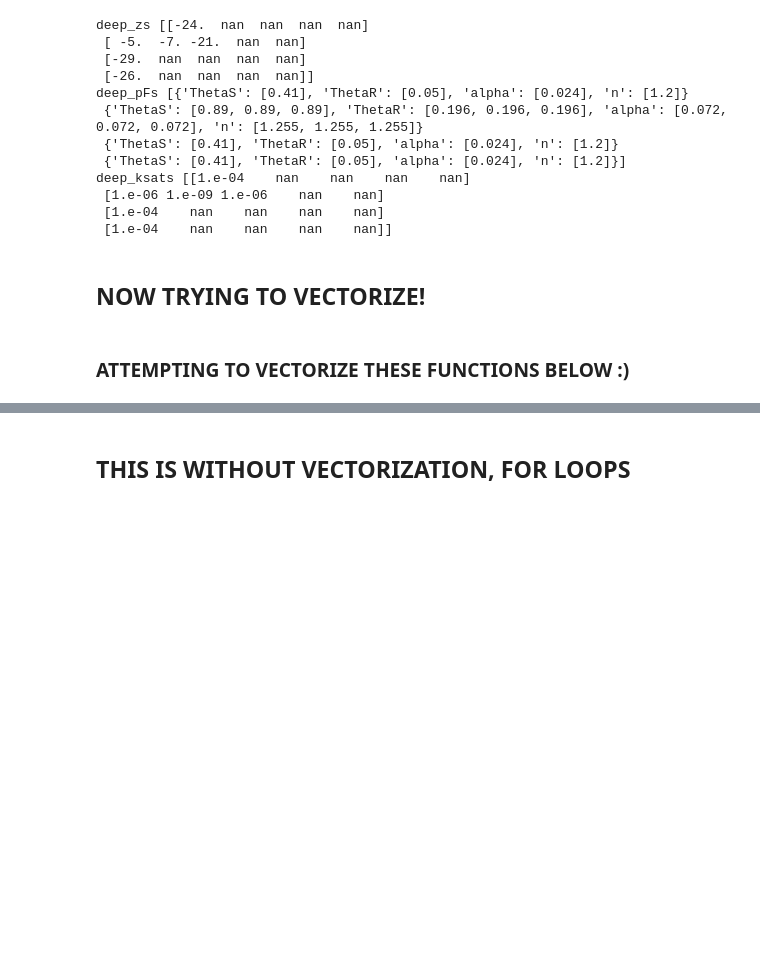
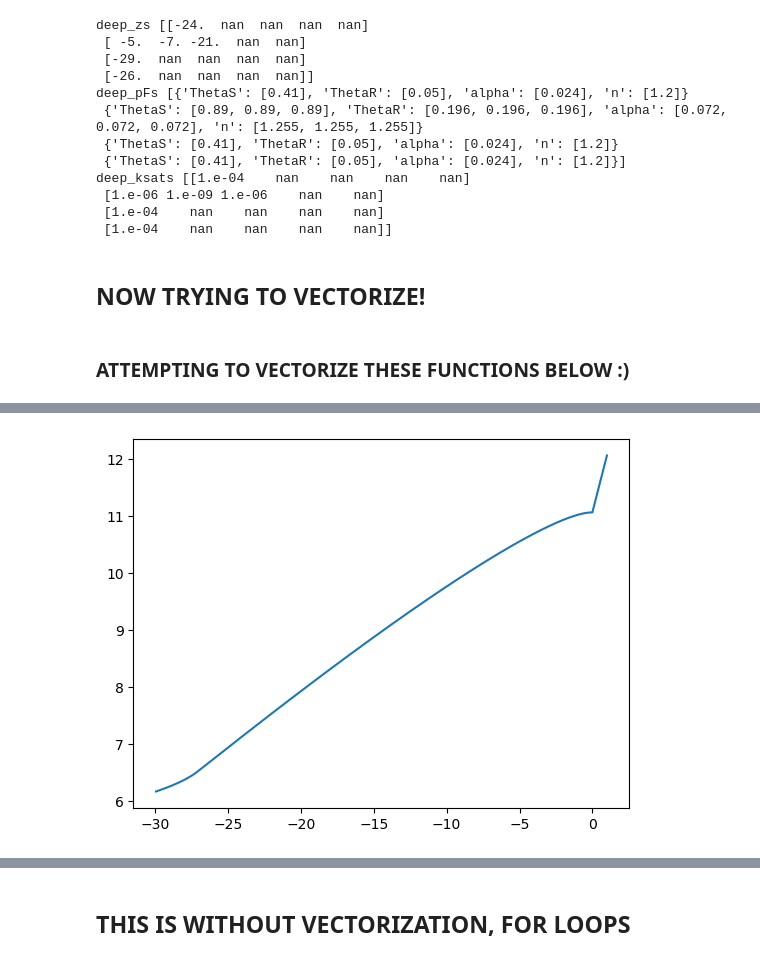
Before and after one commit to jpnousu/SpaFHy_v2.0, a Jupyter notebook: testing_pFs.ipynb, the cells around one changed output, grey strips where cells are left out. Drawn from its saved outputs; the diff is of its cells as text; code cells hidden in the pictures; blank space fills up the shorter version.

```diff
--- a/testing_pFs.ipynb
+++ b/testing_pFs.ipynb
@@ -463,0 +474,92 @@ def transmissivity_2(dz, Ksat, gwl):
+# %%
+z = deep_zs[0]
+pF = deep_pFs[0]
+gwl = np.arange(1, -30, -0.05)
+###
+dz = abs(z)
+dz[1:] = z[:-1] - z[1:] # profile depths into profile thicknesses
+
+# finer grid for calculating wsto to avoid discontinuity in C (dWsto/dGWL)
+z_fine= (np.arange(0, min(z), -0.01) - 0.01).astype(np.float64)
+dz_fine = z_fine*0.0 + 0.01
+z_mid_fine = dz_fine / 2 - np.cumsum(dz_fine)
+
+ix = np.zeros(len(z_fine), dtype=np.float64)
+
+for depth in z:
+    # below makes sure floating point precision doesnt mess with the ix
+    ix += np.where((z_fine < depth) & ~np.isclose(z_fine, depth, atol=1e-9), 1, 0)
+
+pF_fine={}
+for key in pF.keys():
+    pp = []
+    for i in range(len(z_fine)):
+        pp.append(pF[key][int(ix[i])])
+    pF_fine.update({key: np.array(pp)})
+
+Wsto_deep = [sum(h_to_cellmoist(pF_fine, g - z_mid_fine, dz_fine) * dz_fine)
+            + max(0.0,g) for g in gwl]
+plt.figure(1)
+plt.plot(np.array(gwl), np.array(Wsto_deep))
+
+###
+z = deep_zs
+pF = deep_pFs
+dz = abs(z)
+dz[:,1:] = z[:,:-1] - z[:,1:]
+step = -0.01
+#step = -0.05
+z_min = np.nanmin(z, axis=1)
+max_len = int(abs(np.nanmin(z_min)) / abs(step)) + 1
+z_fine = np.tile(np.arange(0, step * max_len, step), (z.shape[0], 1)) + step
+dz_fine = z_fine*0.0 - step
+z_mid_fine = dz_fine / 2 - np.cumsum(dz_fine, axis=1)
+ix = np.full((z_fine.shape), np.nan)
+# Expand z along the second axis to match z_fine's shape (broadcasting)
+z_expanded = np.expand_dims(z, axis=1)  # Shape: (rows, 1, cols)
+z_fine_expanded = np.expand_dims(z_fine, axis=2)  # Shape: (rows, fine_steps, 1)
+
+# Compute mask using broadcasting (row-wise comparison)
+mask = (z_fine_expanded < z_expanded) & ~np.isclose(z_fine_expanded, z_expanded, atol=1e-9)
+
+# Sum along the depth dimension to count how many times z_fine falls below z
+ix = np.sum(mask, axis=2).astype(np.float64)  # Convert to float to retain NaN compatibility
+
+pF_fine = {}
+
+for key in pF[0].keys():  # Iterate over each parameter in `pF`
+    # Convert pF into an array ensuring consistent shapes
+    try:
+        pF_array = np.vstack([p[key] for p in pF])  # Ensures (rows, depths) shape
+    except ValueError:  # If rows have different lengths, handle it gracefully
+        max_depth = max(len(p[key]) for p in pF)  # Find the longest row
+        pF_array = np.full((len(pF), max_depth), np.nan)  # Initialize padded array
+
+        # Fill rows with actual values
+        for i, p in enumerate(pF):
+            pF_array[i, :len(p[key])] = p[key]
+
+    # Ensure `ix` values are within valid range (clip to prevent indexing errors)
+    ix_valid = np.clip(ix.astype(int), 0, pF_array.shape[1] - 1)
+
+    # Assign values using vectorized indexing
+    pF_fine[key] = np.take_along_axis(pF_array, ix_valid, axis=1)  # Shape: (rows, fine_steps)
+
+# --------- connection between gwl and Wsto, Tr, C------------
+
+z_min = np.nanmin(z, axis=1)
+
+# Find the global minimum of z_min, ignoring NaNs
+z_min_min = np.nanmin(z_min)
+common_gwl = np.linspace(1, z_min_min, max_len)
+# Preallocate a 2D array with NaNs
+gwl = np.full((z_min.size, max_len), np.nan)
+# Fill each row with the common gwl values if z_min is not NaN
+valid_mask = ~np.isnan(z_min)
+gwl[valid_mask, :] = common_gwl
+
+Wsto_deep = h_to_cellmoist_vectorized(pF_fine, gwl, dz_fine)
+
+plt.figure(2)
+plt.plot(np.array(gwl[0]), np.array(Wsto_deep[0]))
+# %% [output]
@@ -463,0 +584 @@ def transmissivity_2(dz, Ksat, gwl):
+[figure, added]
```
Also changed, not shown: parts of 14 cells of this notebook.
